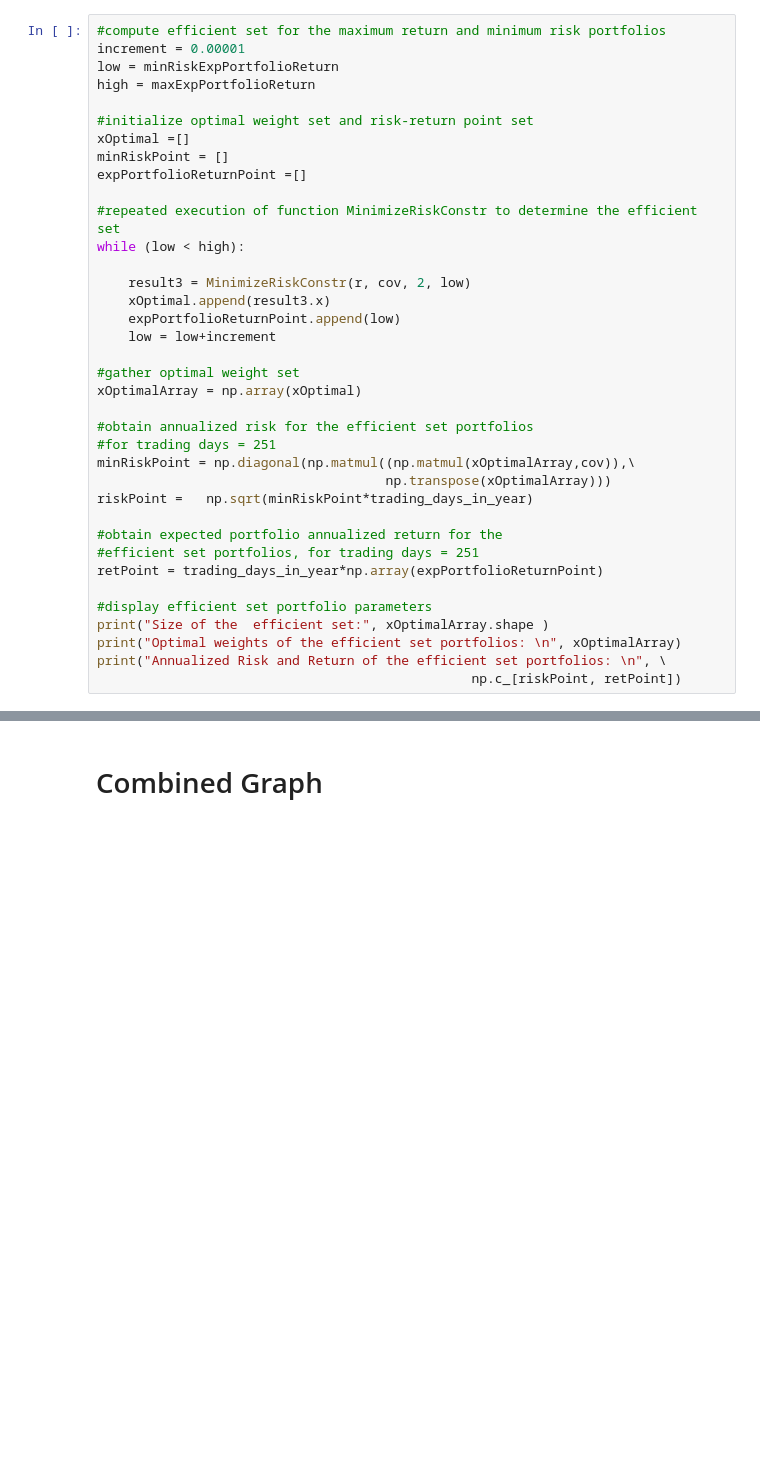
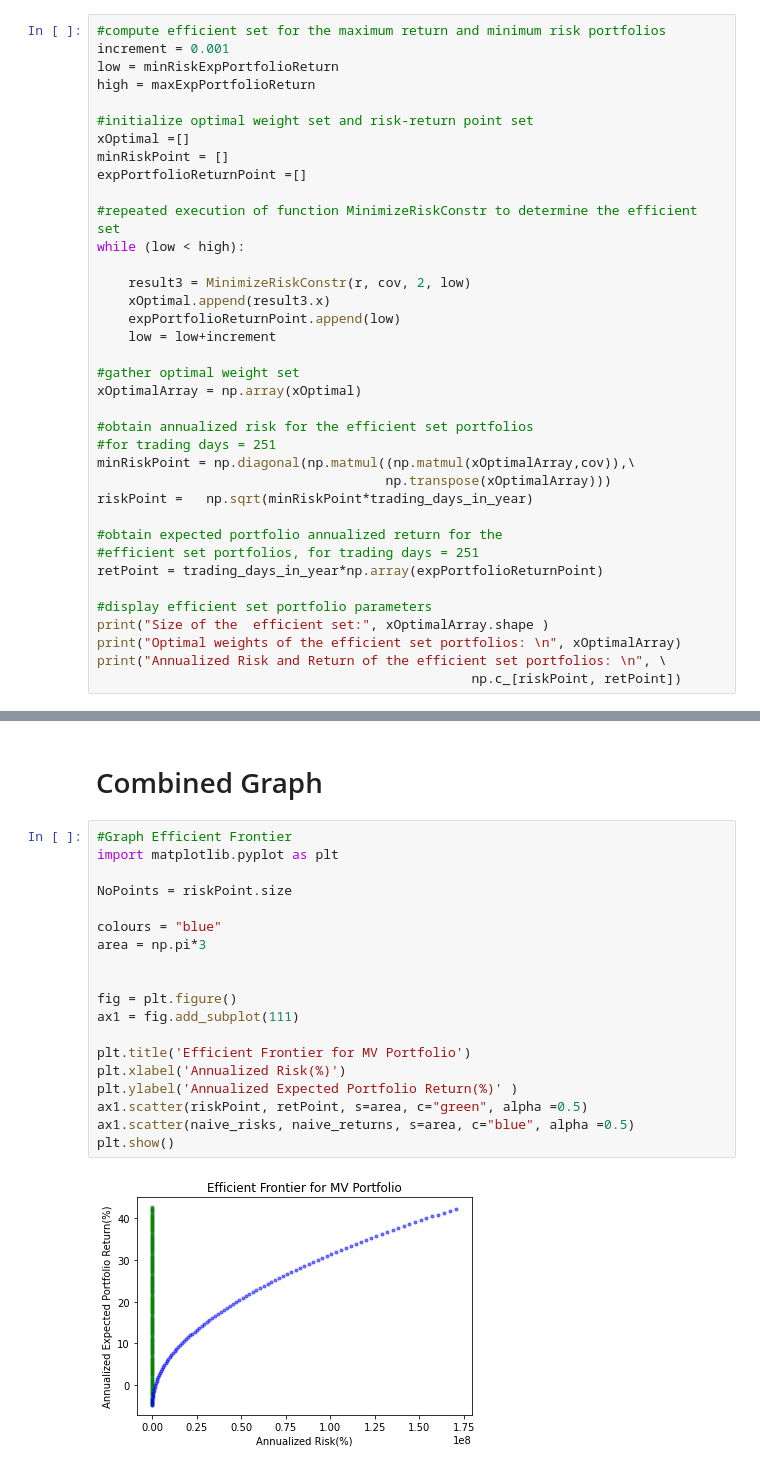
Before and after one commit to florencetsang/ml-portfolio-poc, a Jupyter notebook: ml_portfolio.ipynb, the cells around one changed output, grey strips where cells are left out. Saved outputs shown, nothing was run; the diff lists cells and outputs as text; blank space fills up the shorter version.

```diff
--- a/ml_portfolio.ipynb
+++ b/ml_portfolio.ipynb
@@ -621,6 +629,6 @@ Expected Return of Minimum Risk Portfolio:  -0.0001
 # %%
 #compute efficient set for the maximum return and minimum risk portfolios
-increment = 0.00001
+increment = 0.001
 low = minRiskExpPortfolioReturn
 high = maxExpPortfolioReturn
 
@@ -747,2 +755,23 @@ plt.show()
 # %% [markdown]
 # Combined Graph
+# %%
+#Graph Efficient Frontier
+import matplotlib.pyplot as plt
+
+NoPoints = riskPoint.size
+
+colours = "blue"
+area = np.pi*3
+
+
+fig = plt.figure()
+ax1 = fig.add_subplot(111)
+
+plt.title('Efficient Frontier for MV Portfolio')
+plt.xlabel('Annualized Risk(%)')
+plt.ylabel('Annualized Expected Portfolio Return(%)' )
+ax1.scatter(riskPoint, retPoint, s=area, c="green", alpha =0.5)
+ax1.scatter(naive_risks, naive_returns, s=area, c="blue", alpha =0.5)
+plt.show()
+# %% [output]
+[figure, added]
```
Also changed, not shown: parts of 17 cells of this notebook.
